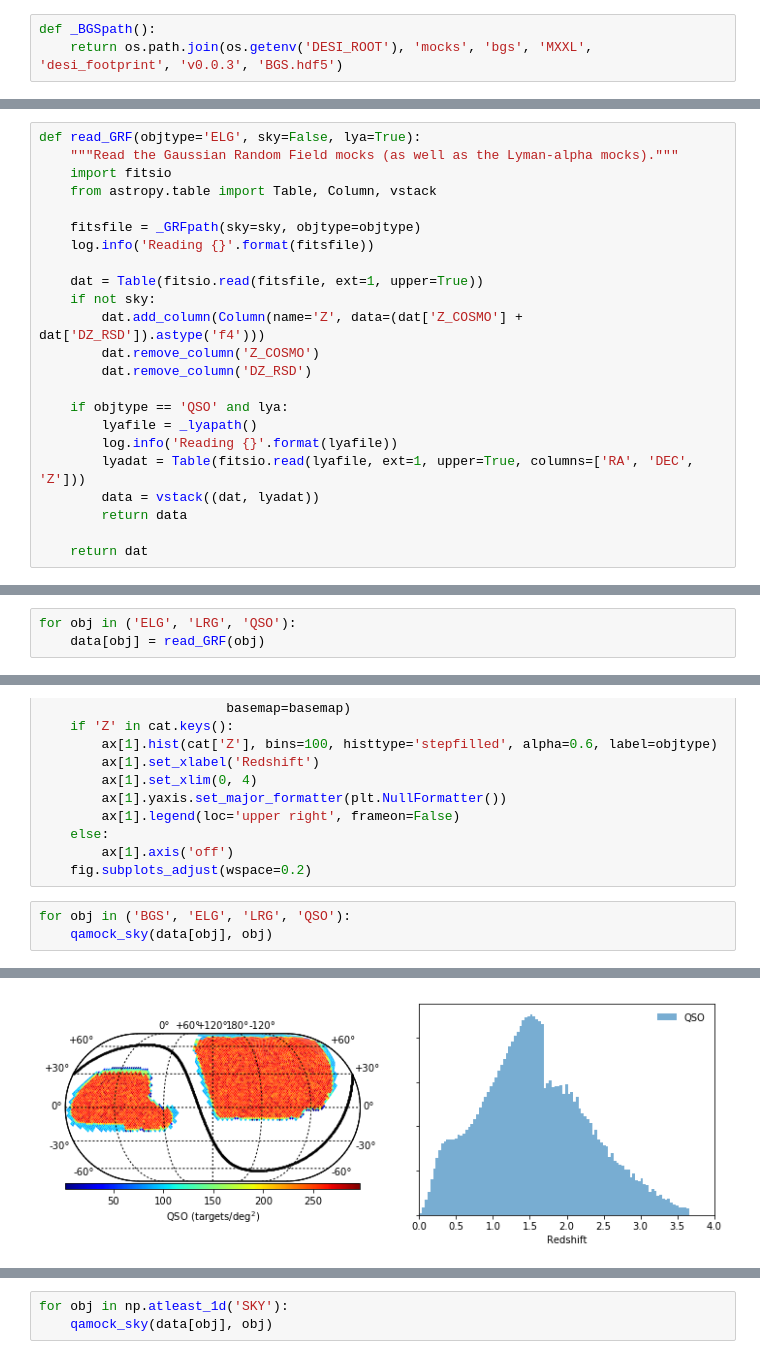
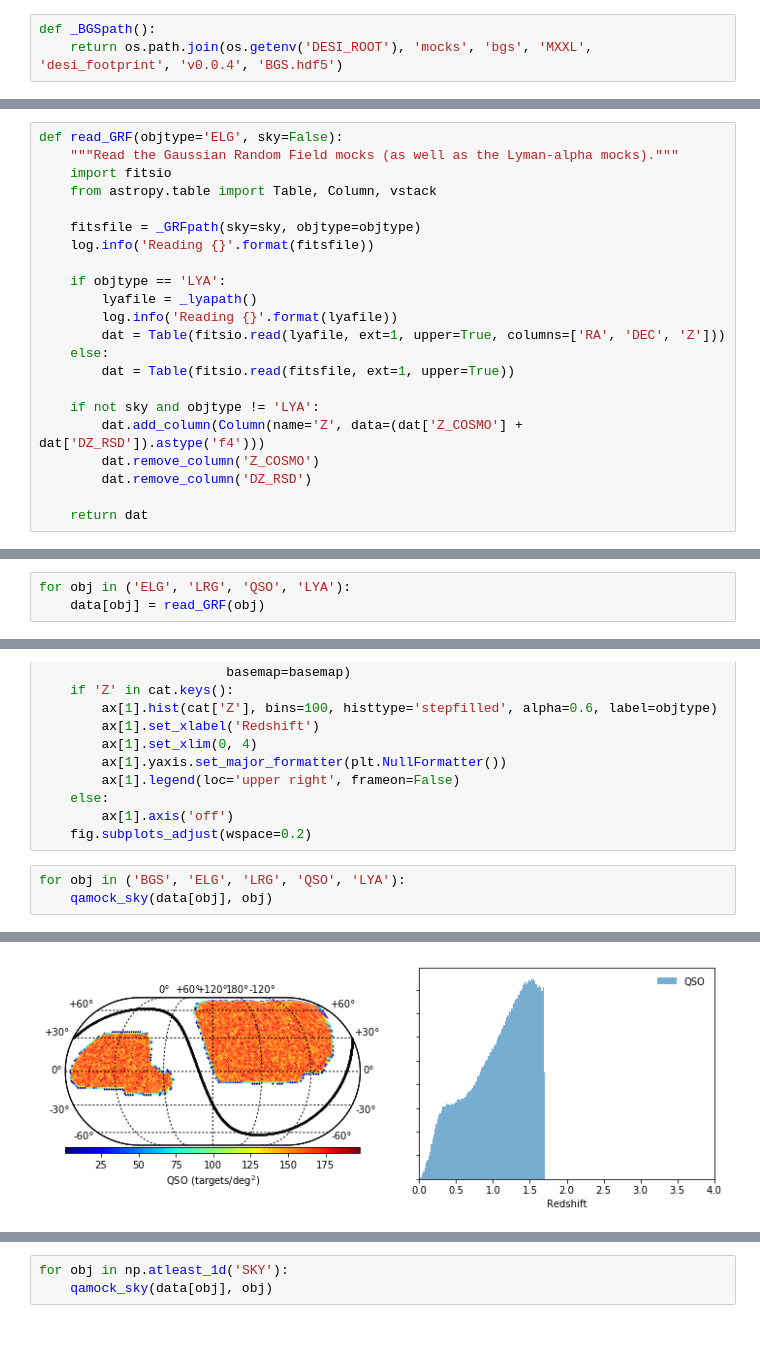
Before and after one commit to desihub/desitarget, a Jupyter notebook: doc/nb/mock-qa.ipynb, the cells around one changed output, grey strips where cells are left out. Cells and saved outputs as stored; diff of their text form.

```diff
--- a/doc/nb/mock-qa.ipynb
+++ b/doc/nb/mock-qa.ipynb
@@ -40,7 +40,7 @@ def _GRFpath(sky=False, objtype='ELG'):
         return os.path.join(rootpath, 'v0.0.5', '{}.fits'.format(objtype.upper()))
 # %%
 def _BGSpath():
-    return os.path.join(os.getenv('DESI_ROOT'), 'mocks', 'bgs', 'MXXL', 'desi_footprint', 'v0.0.3', 'BGS.hdf5')
+    return os.path.join(os.getenv('DESI_ROOT'), 'mocks', 'bgs', 'MXXL', 'desi_footprint', 'v0.0.4', 'BGS.hdf5')
 # %%
 def _lyapath():
     return os.path.join(os.getenv('DESI_ROOT'), 'mocks', 'lya_forest', 'v0.0.2', 'metadata-simpleSpec.fits')
@@ -56,7 +56,7 @@ def _mwspath(WD=False, nearby=False, faint=False):
     # Default
     return os.path.join(rootpath, 'galaxia', 'alpha', 'v0.0.4')
 # %%
-def read_GRF(objtype='ELG', sky=False, lya=True):
+def read_GRF(objtype='ELG', sky=False):
     """Read the Gaussian Random Field mocks (as well as the Lyman-alpha mocks)."""
     import fitsio
     from astropy.table import Table, Column, vstack
@@ -64,19 +64,18 @@ def read_GRF(objtype='ELG', sky=False, lya=True):
     fitsfile = _GRFpath(sky=sky, objtype=objtype)
     log.info('Reading {}'.format(fitsfile))
 
-    dat = Table(fitsio.read(fitsfile, ext=1, upper=True))
-    if not sky:
+    if objtype == 'LYA':
+        lyafile = _lyapath()
+        log.info('Reading {}'.format(lyafile))
+        dat = Table(fitsio.read(lyafile, ext=1, upper=True, columns=['RA', 'DEC', 'Z']))
+    else:
+        dat = Table(fitsio.read(fitsfile, ext=1, upper=True))
+
+    if not sky and objtype != 'LYA':
         dat.add_column(Column(name='Z', data=(dat['Z_COSMO'] + dat['DZ_RSD']).astype('f4')))
         dat.remove_column('Z_COSMO')
         dat.remove_column('DZ_RSD')
 
-    if objtype == 'QSO' and lya:
-        lyafile = _lyapath()
-        log.info('Reading {}'.format(lyafile))
-        lyadat = Table(fitsio.read(lyafile, ext=1, upper=True, columns=['RA', 'DEC', 'Z']))
-        data = vstack((dat, lyadat))
-        return data
-
     return dat
 # %%
 def read_BGS(hdf5file):
@@ -143,4 +142,4 @@ WARNING:<ipython-input-21-aab1e40bc1fb>:10:read_BGS: Note: the BGS mock has been
 # %%
-for obj in ('ELG', 'LRG', 'QSO'):
+for obj in ('ELG', 'LRG', 'QSO', 'LYA'):
     data[obj] = read_GRF(obj)
 # %% [output]
@@ -176,6 +178,6 @@ def qamock_sky(cat, objtype, ax=None):
         ax[1].axis('off')
     fig.subplots_adjust(wspace=0.2)
 # %%
-for obj in ('BGS', 'ELG', 'LRG', 'QSO'):
+for obj in ('BGS', 'ELG', 'LRG', 'QSO', 'LYA'):
     qamock_sky(data[obj], obj)
 # %% [output]
@@ -183,3 +185,3 @@ for obj in ('BGS', 'ELG', 'LRG', 'QSO'):
 [figure]
 [figure]
-[figure, old version]
+[figure, new version]
```
Also changed, not shown: parts of 5 cells of this notebook.
